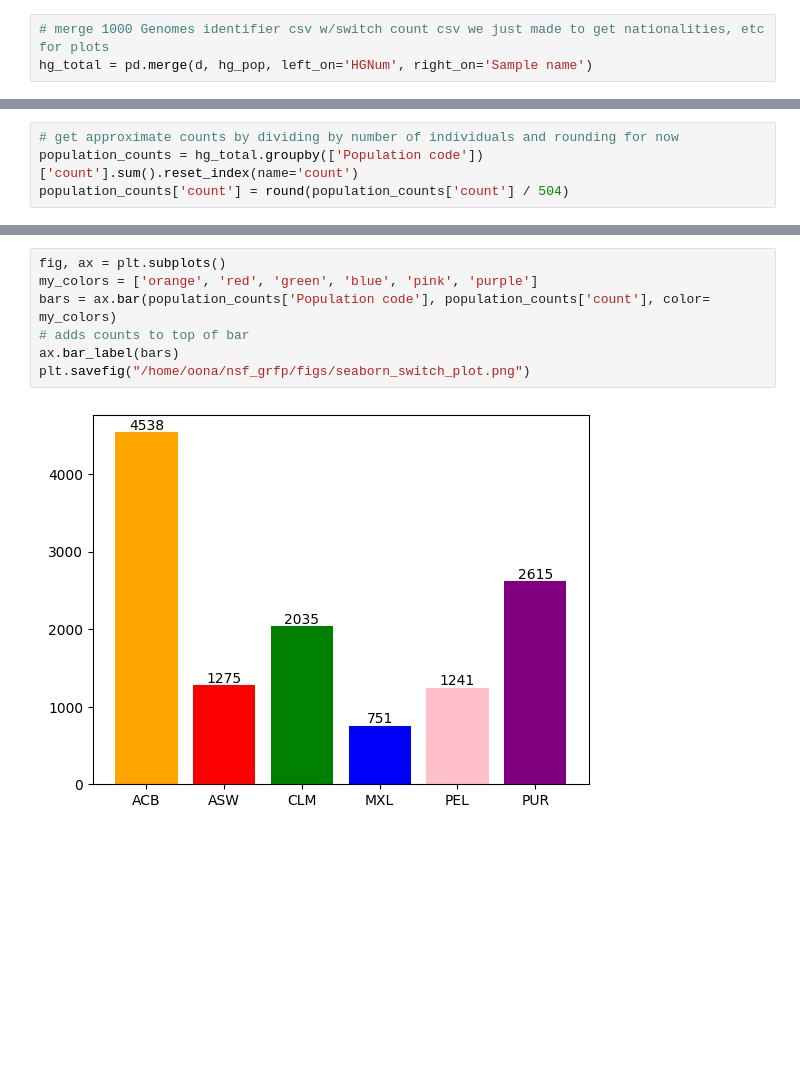
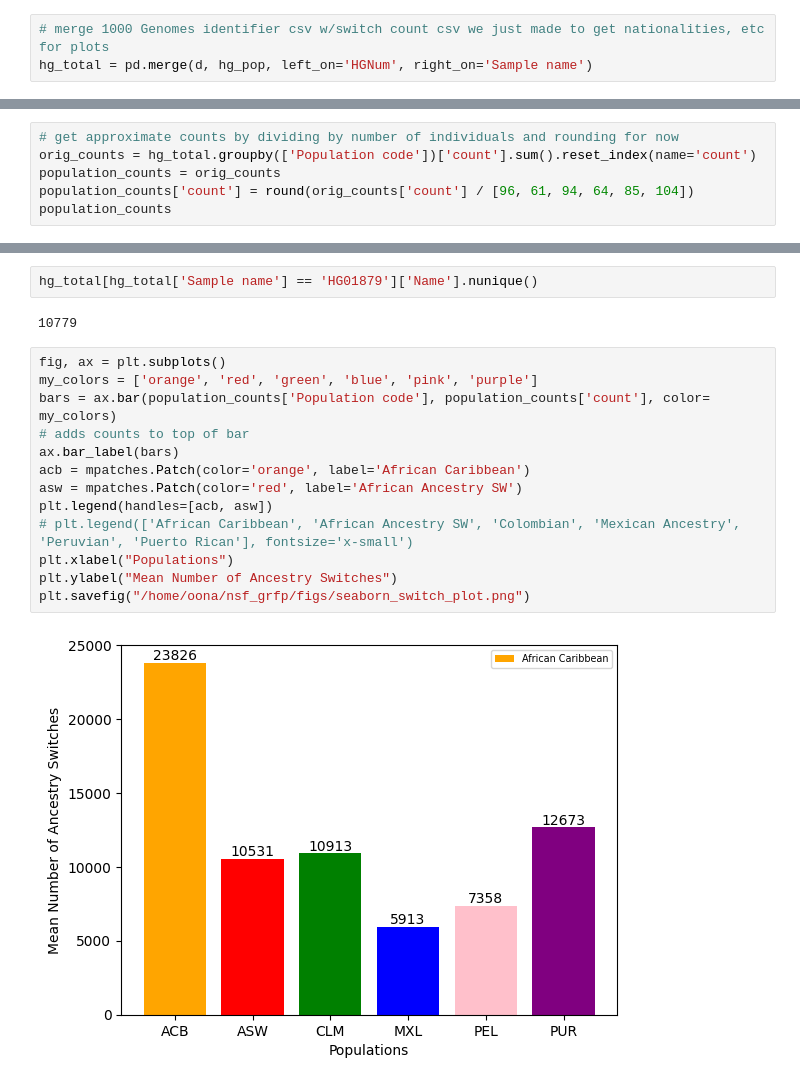
Before and after one commit to oonashigenorisseadams/grfp, a Jupyter notebook: bedtools_analysis/bedtools_post_hoc_analysis.ipynb, the cells around one changed output, grey strips where cells are left out. Saved outputs shown, nothing was run; the diff lists cells and outputs as text; blank space fills up the shorter version.

Commit message:
changed figure legend

```diff
--- a/bedtools_analysis/bedtools_post_hoc_analysis.ipynb
+++ b/bedtools_analysis/bedtools_post_hoc_analysis.ipynb
@@ -48,4 +43,6 @@ Name: HGNum, dtype: int64
 # %%
 # get approximate counts by dividing by number of individuals and rounding for now
-population_counts = hg_total.groupby(['Population code'])['count'].sum().reset_index(name='count')
-population_counts['count'] = round(population_counts['count'] / 504)
+orig_counts = hg_total.groupby(['Population code'])['count'].sum().reset_index(name='count')
+population_counts = orig_counts
+population_counts['count'] = round(orig_counts['count'] / [96, 61, 94, 64, 85, 104])
+population_counts
@@ -52,9 +57,19 @@ population_counts['count'] = round(population_counts['count'] / 504)
+# %%
+hg_total[hg_total['Sample name'] == 'HG01879']['Name'].nunique()
+# %% [output]
+10779
 # %%
 fig, ax = plt.subplots()
 my_colors = ['orange', 'red', 'green', 'blue', 'pink', 'purple']
 bars = ax.bar(population_counts['Population code'], population_counts['count'], color= my_colors)
 # adds counts to top of bar
 ax.bar_label(bars)
+acb = mpatches.Patch(color='orange', label='African Caribbean')
+asw = mpatches.Patch(color='red', label='African Ancestry SW')
+plt.legend(handles=[acb, asw])
+# plt.legend(['African Caribbean', 'African Ancestry SW', 'Colombian', 'Mexican Ancestry', 'Peruvian', 'Puerto Rican'], fontsize='x-small')
+plt.xlabel("Populations")
+plt.ylabel("Mean Number of Ancestry Switches")
 plt.savefig("/home/oona/nsf_grfp/figs/seaborn_switch_plot.png")
 # %% [output]
-[figure, old version]
+[figure, new version]
```
Also changed, not shown: parts of 4 cells of this notebook, 2 other files.
